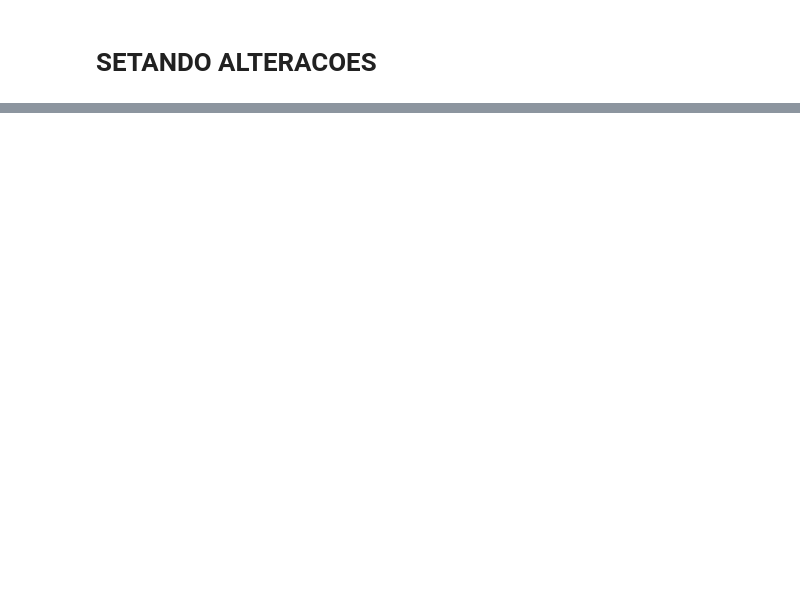
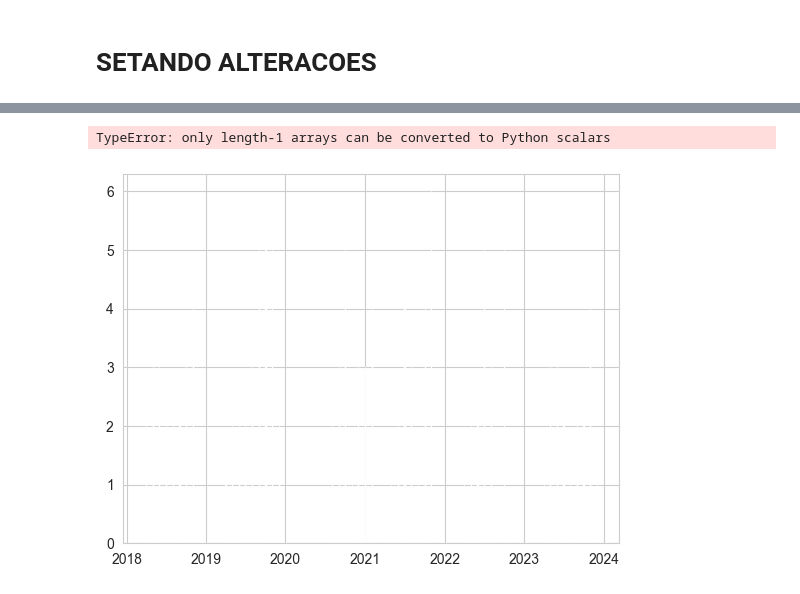
Before and after one commit to jp3dr0mendes/DataMengo, a Jupyter notebook: main.ipynb, the cells around one changed output, grey strips where cells are left out. Drawn from its saved outputs; the diff is of its cells as text; code cells hidden in the pictures; blank space fills up the shorter version.

```diff
--- a/main.ipynb
+++ b/main.ipynb
@@ -186,0 +156,52 @@ df_fla_placar
+# %%
+vitorias   = (
+                df_fla_placar[['cont_vitorias','mensal_overview']]
+                .groupby('mensal_overview')
+                .agg('sum')
+                .reset_index()
+                .drop(['mensal_overview'], axis = 1)
+            )
+
+derrotas   = (
+                df_fla_placar[['cont_derrotas','mensal_overview']]
+                .groupby('mensal_overview')
+                .agg('sum')
+                .reset_index()
+                .drop(['mensal_overview'], axis = 1)
+            )
+
+empates   = (
+                df_fla_placar[['cont_empates','mensal_overview']]
+                .groupby('mensal_overview')
+                .agg('sum')
+                .reset_index()
+                .drop(['mensal_overview'], axis = 1)
+            )
+
+# sns.set_style("whitegrid")
+
+categorias = df_fla_placar['mensal_overview'].drop_duplicates()
+
+# Configurar estilo do Seaborn
+sns.set_style("whitegrid")
+
+# Definir as posições das barras (eixo X)
+
+# Criar gráfico de barras empilhadas
+plt.bar(categorias, vitorias['cont_vitorias'], label='Valor 1', color=sns.color_palette()[0])
+plt.bar(categorias, derrotas, bottom=vitorias['cont_vitorias'], label='Valor 2', color=sns.color_palette()[1])
+# plt.bar(categorias, empates, bottom=vitorias, label='Valor 3', color=sns.color_palette()[2])
+
+# Adicionar legendas e títulos
+plt.xlabel('Categoria')
+plt.ylabel('Valores')
+plt.title('Gráfico de Barras Empilhadas')
+plt.legend()
+
+# Exibir o gráfico
+plt.show()
+
+categorias
+# %% [output]
+TypeError: only length-1 arrays can be converted to Python scalars
+[figure, added]
```
Also changed, not shown: parts of 3 cells of this notebook.
